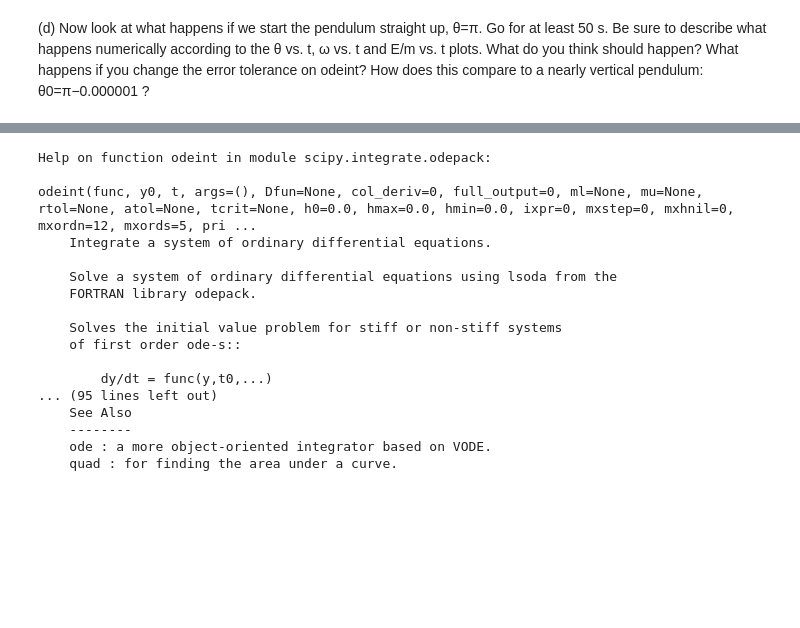
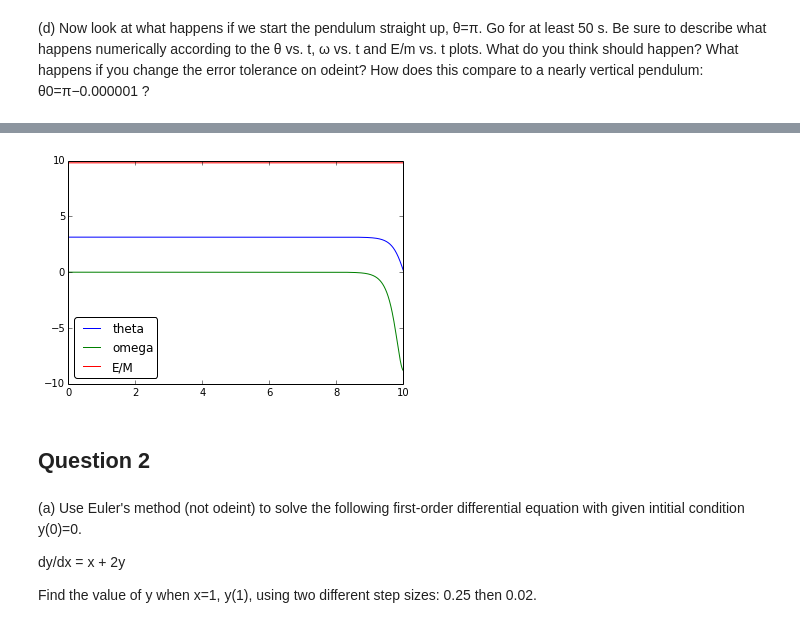
Before and after one commit to dclove202/PHYS202-S14, a Jupyter notebook: SciPy/ODEExercises.ipynb, the cells around one changed output, grey strips where cells are left out. Cells and saved outputs as stored; diff of their text form; code cells hidden in the pictures; blank space fills up the shorter version.

```diff
--- a/SciPy/ODEExercises.ipynb
+++ b/SciPy/ODEExercises.ipynb
@@ -131,20 +131,15 @@ plt.show()
-# %%
-help(odeint)
-# %% [output]
-Help on function odeint in module scipy.integrate.odepack:
-
-odeint(func, y0, t, args=(), Dfun=None, col_deriv=0, full_output=0, ml=None, mu=None, rtol=None, atol=None, tcrit=None, h0=0.0, hmax=0.0, hmin=0.0, ixpr=0, mxstep=0, mxhnil=0, mxordn=12, mxords=5, pri ...
-    Integrate a system of ordinary differential equations.
-
-    Solve a system of ordinary differential equations using lsoda from the
-    FORTRAN library odepack.
-
-    Solves the initial value problem for stiff or non-stiff systems
-    of first order ode-s::
-
-        dy/dt = func(y,t0,...)
-... (95 lines left out)
-    See Also
-    --------
-    ode : a more object-oriented integrator based on VODE.
-    quad : for finding the area under a curve.
+# %%
+#Changing error
+theta_app = lambda t: th0*np.cos(np.sqrt(g/ell)*t)
+theta_init = np.array([th0,omega0])
+theta = odeint(deriv,theta_init,t, rtol = 1.49012e-6)
+thet = theta[:,0]
+omga = theta[:,1]
+EM = g*ell*(1-np.cos(thet))+(.5*(ell**2)*(omga**2))
+plt.plot(t,thet, label='theta')
+plt.plot(t,omga,label='omega')
+plt.plot(t,EM,label='E/M')
+plt.legend(loc='lower left',fancybox=True)
+plt.show()
+# %% [output]
+[figure, added]
@@ -150,0 +149,8 @@ odeint(func, y0, t, args=(), Dfun=None, col_deriv=0, full_output=0, ml=None, mu=
+# %% [markdown]
+## Question 2
+# %% [markdown]
+(a) Use Euler's method (not odeint) to solve the following first-order differential equation with given intitial condition y(0)=0.
+
+dy/dx = x + 2y
+
+Find the value of y when x=1, y(1), using two different step sizes: 0.25 then 0.02.
```
Also changed, not shown: parts of 4 cells of this notebook, 1 other file.
